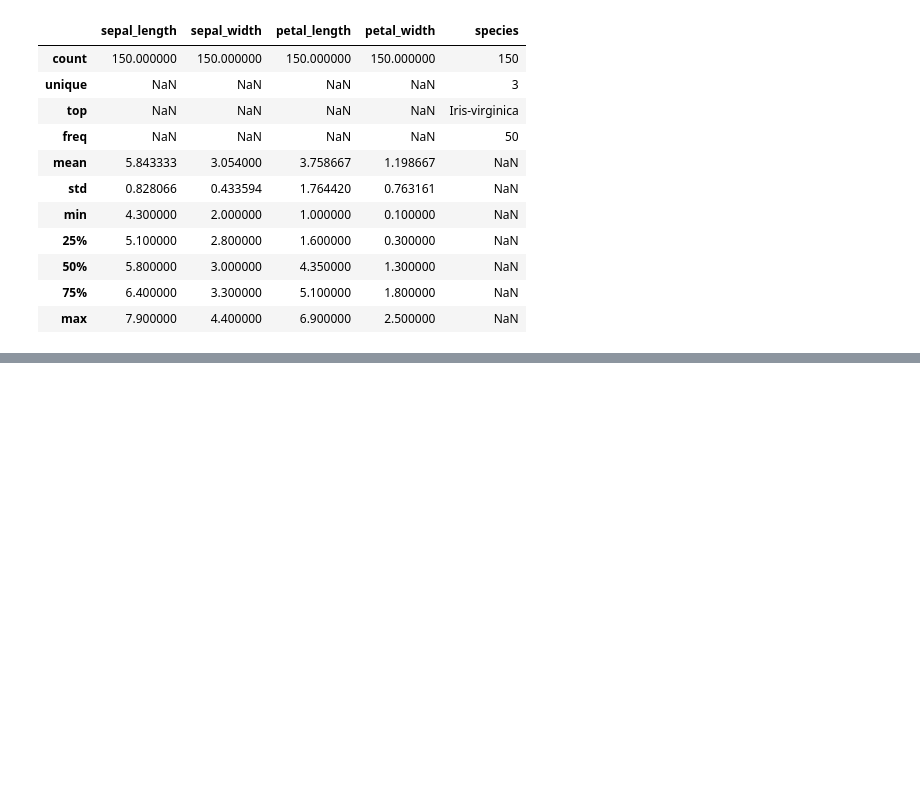
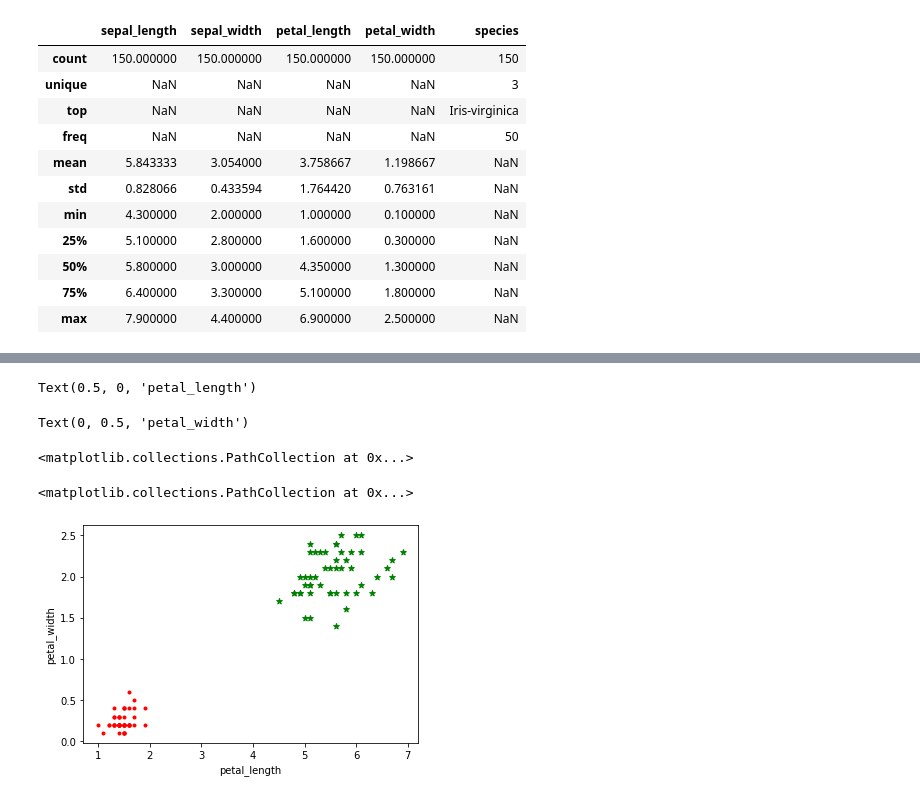
Before and after one commit to Somnathpaul/iris-flower-prediction, a Jupyter notebook: iris flower prediction.ipynb, the cells around one changed output, grey strips where cells are left out. Drawn from its saved outputs; the diff is of its cells as text; code cells hidden in the pictures; blank space fills up the shorter version.

```diff
--- a/iris flower prediction.ipynb
+++ b/iris flower prediction.ipynb
@@ -71,0 +142,12 @@ ds.describe(include="all")
+# %%
+plt.xlabel("petal_length")
+plt.ylabel("petal_width")
+plt.scatter(df1["petal_length"], df1["petal_width"], color="green", marker="*")
+#plt.scatter(df2["petal_length"], df2["petal_width"], color="blue", marker="+")
+plt.scatter(df3["petal_length"], df3["petal_width"], color="red", marker=".")
+# %% [output]
+Text(0.5, 0, 'petal_length')
+Text(0, 0.5, 'petal_width')
+<matplotlib.collections.PathCollection at 0x...>
+<matplotlib.collections.PathCollection at 0x...>
+[figure, added]
```
Also changed, not shown: parts of 10 cells of this notebook.
